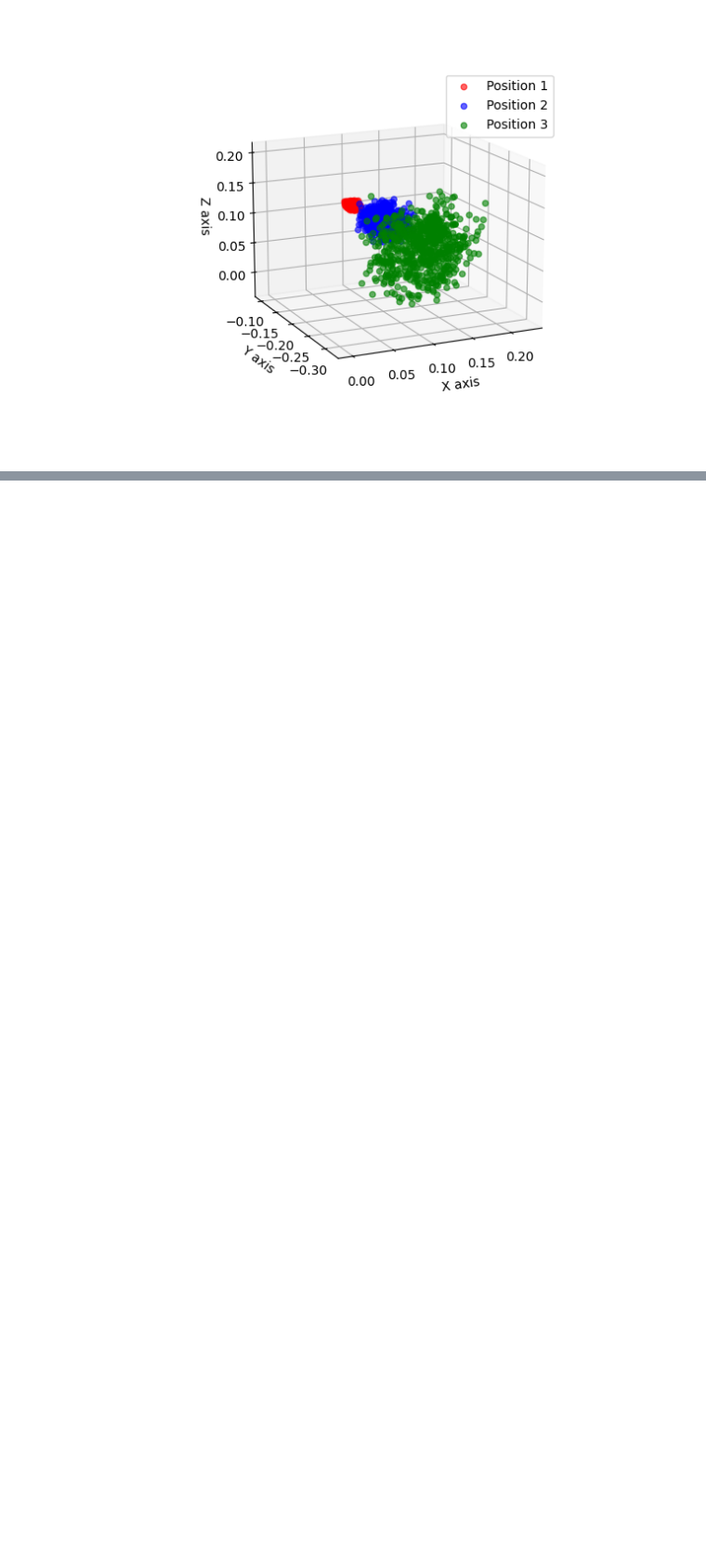
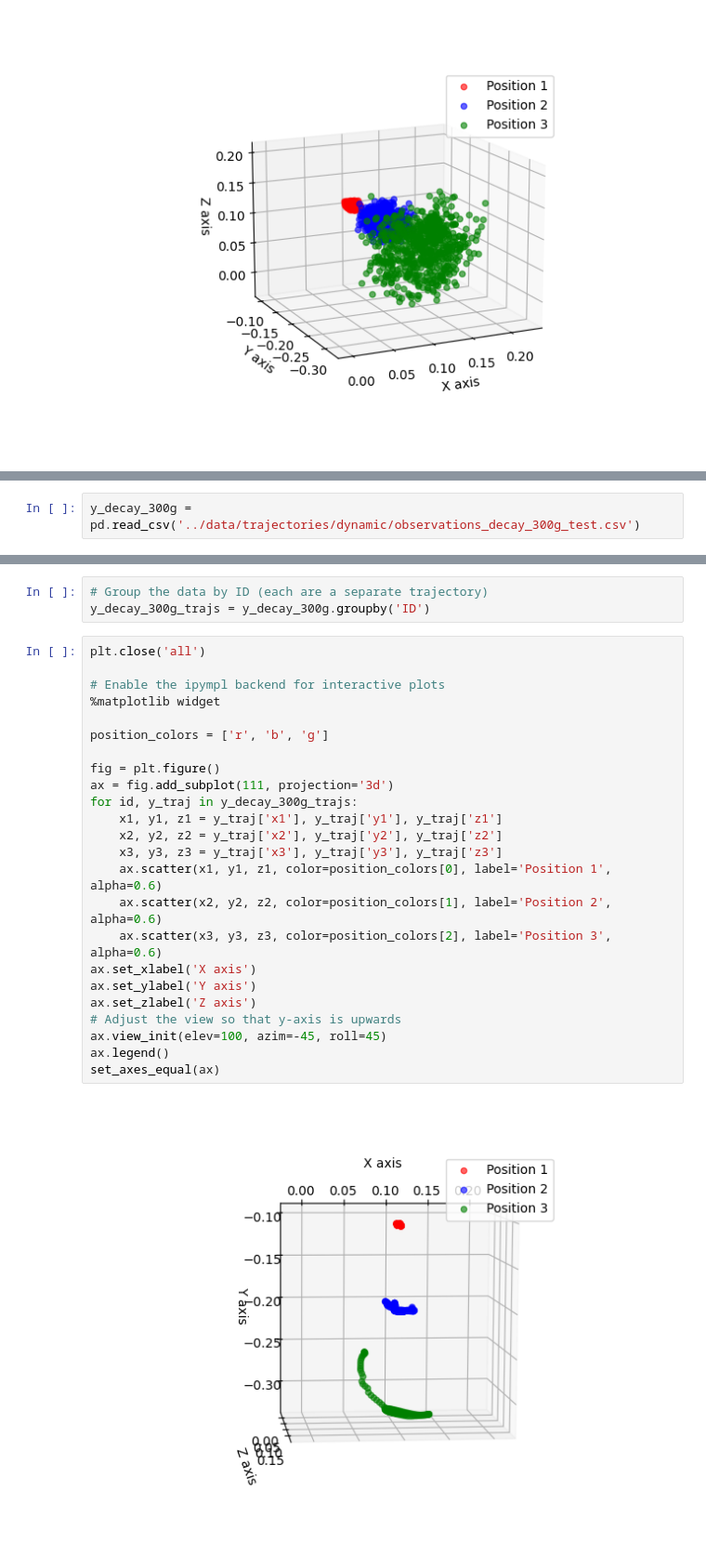
Before and after one commit to hbuurmei/asl_trunk, a Jupyter notebook: scripts/data_visualization.ipynb, the cells around one changed output, grey strips where cells are left out. Shown: that part at 93% size. Drawn from its saved outputs; the diff is of its cells as text; blank space fills up the shorter version.

Commit message:
Dyn data acquisition working

```diff
--- a/scripts/data_visualization.ipynb
+++ b/scripts/data_visualization.ipynb
@@ -73,0 +78,2 @@ set_axes_equal(ax)
+# %%
+y_decay_300g = pd.read_csv('../data/trajectories/dynamic/observations_decay_300g_test.csv')
@@ -73,0 +89,29 @@ set_axes_equal(ax)
+# %%
+# Group the data by ID (each are a separate trajectory)
+y_decay_300g_trajs = y_decay_300g.groupby('ID')
+# %%
+plt.close('all')
+
+# Enable the ipympl backend for interactive plots
+%matplotlib widget
+
+position_colors = ['r', 'b', 'g']
+
+fig = plt.figure()
+ax = fig.add_subplot(111, projection='3d')
+for id, y_traj in y_decay_300g_trajs:
+    x1, y1, z1 = y_traj['x1'], y_traj['y1'], y_traj['z1']
+    x2, y2, z2 = y_traj['x2'], y_traj['y2'], y_traj['z2']
+    x3, y3, z3 = y_traj['x3'], y_traj['y3'], y_traj['z3']
+    ax.scatter(x1, y1, z1, color=position_colors[0], label='Position 1', alpha=0.6)
+    ax.scatter(x2, y2, z2, color=position_colors[1], label='Position 2', alpha=0.6)
+    ax.scatter(x3, y3, z3, color=position_colors[2], label='Position 3', alpha=0.6)
+ax.set_xlabel('X axis')
+ax.set_ylabel('Y axis')
+ax.set_zlabel('Z axis')
+# Adjust the view so that y-axis is upwards
+ax.view_init(elev=100, azim=-45, roll=45)
+ax.legend()
+set_axes_equal(ax)
+# %% [output]
+[figure, added]
```
Also changed, not shown: parts of 3 cells of this notebook, 4 other files.
